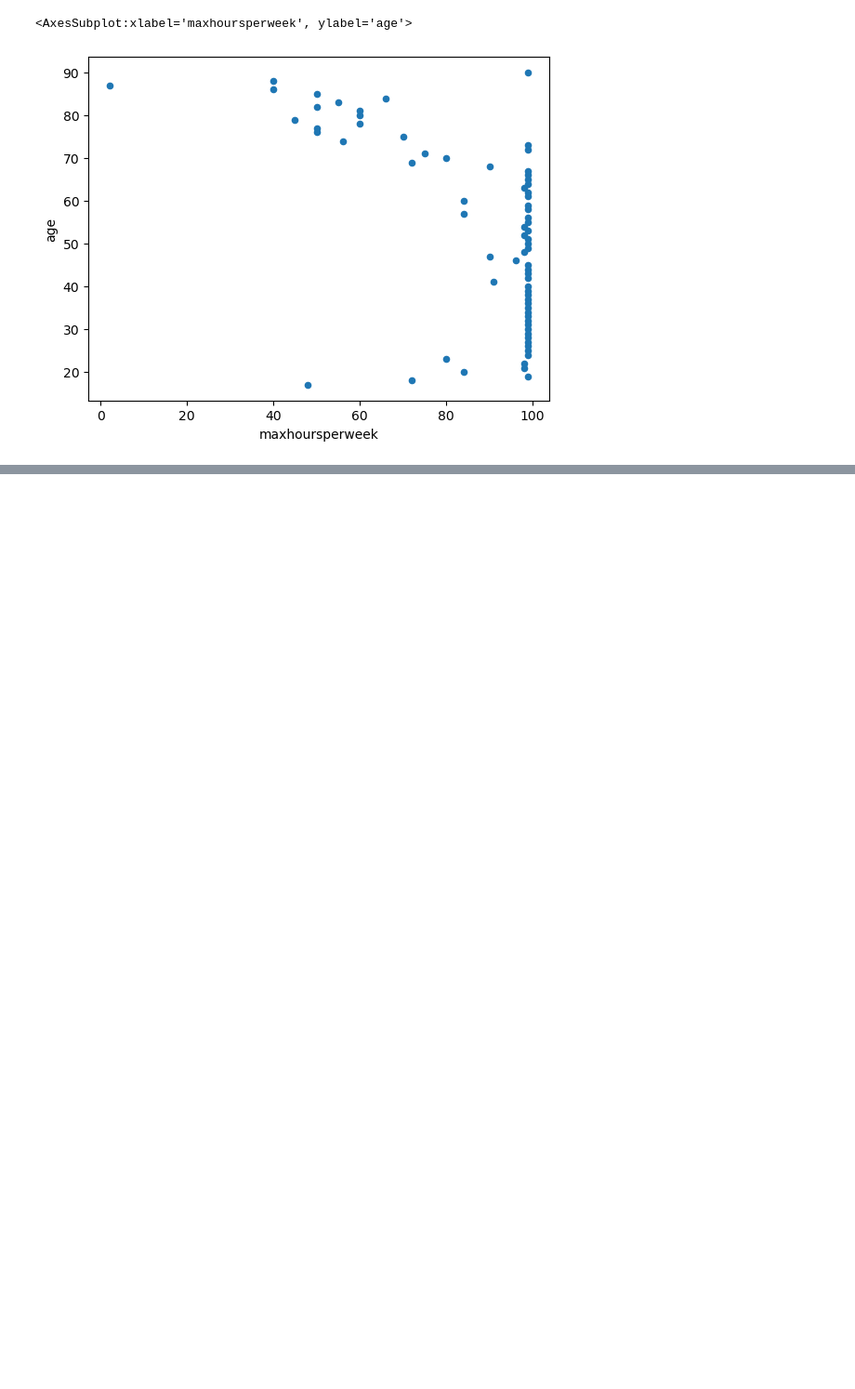
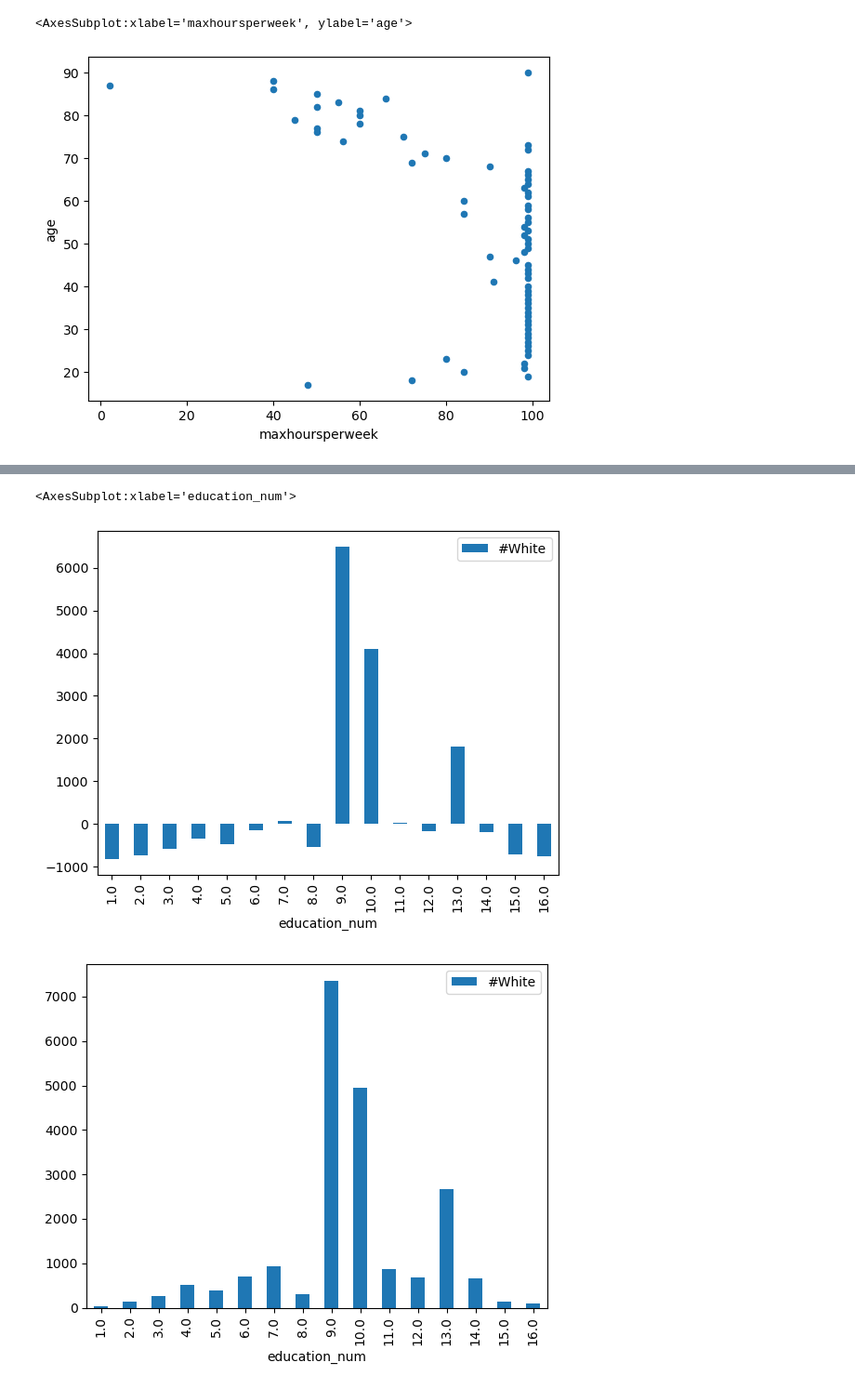
Before and after one commit to UdayaPriyaS01/ADBMS_Project, a Jupyter notebook: Differentail_Data_Privacy.ipynb, the cells around one changed output, grey strips where cells are left out. Shown at 93% size. Saved outputs shown, nothing was run; the diff lists cells and outputs as text; code cells hidden in the pictures; blank space fills up the shorter version.

```diff
--- a/Differentail_Data_Privacy.ipynb
+++ b/Differentail_Data_Privacy.ipynb
@@ -216,0 +219,8 @@ maxHrs_age_df.plot(x="maxhoursperweek",y="age",kind="scatter")
+# %%
+def add_laplacian_noise(col_name,ep):
+    location = 0
+    scale = 1/ep
+    datacount = count_race_df[col_name].value_counts()
+    #print(datacount)
+    Laplacian_noise = np.random.laplace(location,scale)#,len(datacount))
+    return Laplacian_noise
@@ -216,0 +238,3 @@ maxHrs_age_df.plot(x="maxhoursperweek",y="age",kind="scatter")
+# %%
+noise_race_count_df= count_race_df.copy()
+noise_race_count_df.head(5)
@@ -216,0 +248,3 @@ maxHrs_age_df.plot(x="maxhoursperweek",y="age",kind="scatter")
+# %%
+noise_val=add_laplacian_noise("#White",0.001)
+print(noise_val)
@@ -216,0 +255,2 @@ maxHrs_age_df.plot(x="maxhoursperweek",y="age",kind="scatter")
+# %%
+noise_race_count_df["#White"] = noise_race_count_df["#White"]+noise_val
@@ -216,0 +275,7 @@ maxHrs_age_df.plot(x="maxhoursperweek",y="age",kind="scatter")
+# %%
+noise_race_count_df.plot(x="education_num",y="#White",kind="bar")
+count_race_df.plot(x="education_num",y="#White",kind="bar")
+# %% [output]
+<AxesSubplot:xlabel='education_num'>
+[figure, added]
+[figure, added]
```
Also changed, not shown: parts of 8 cells of this notebook.
